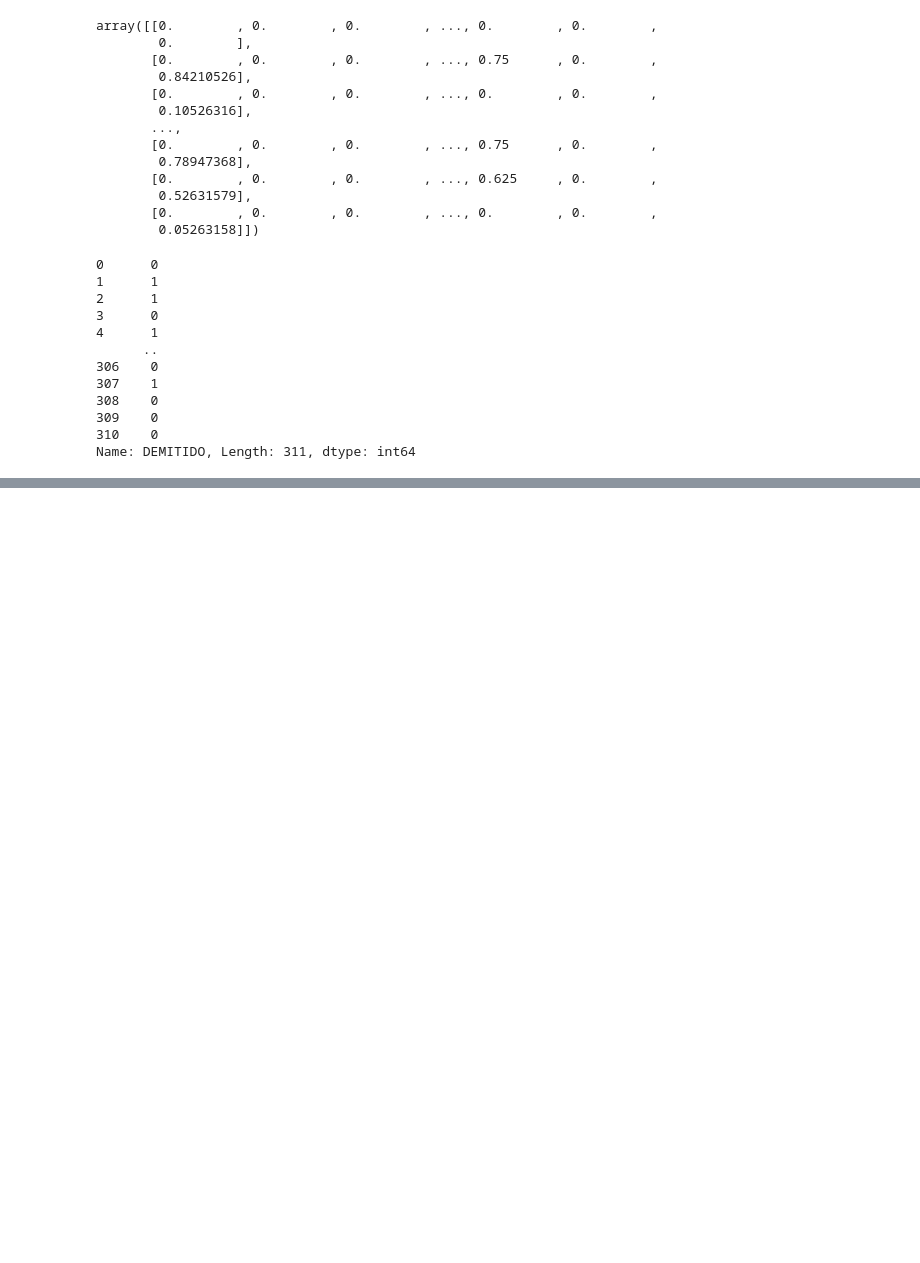
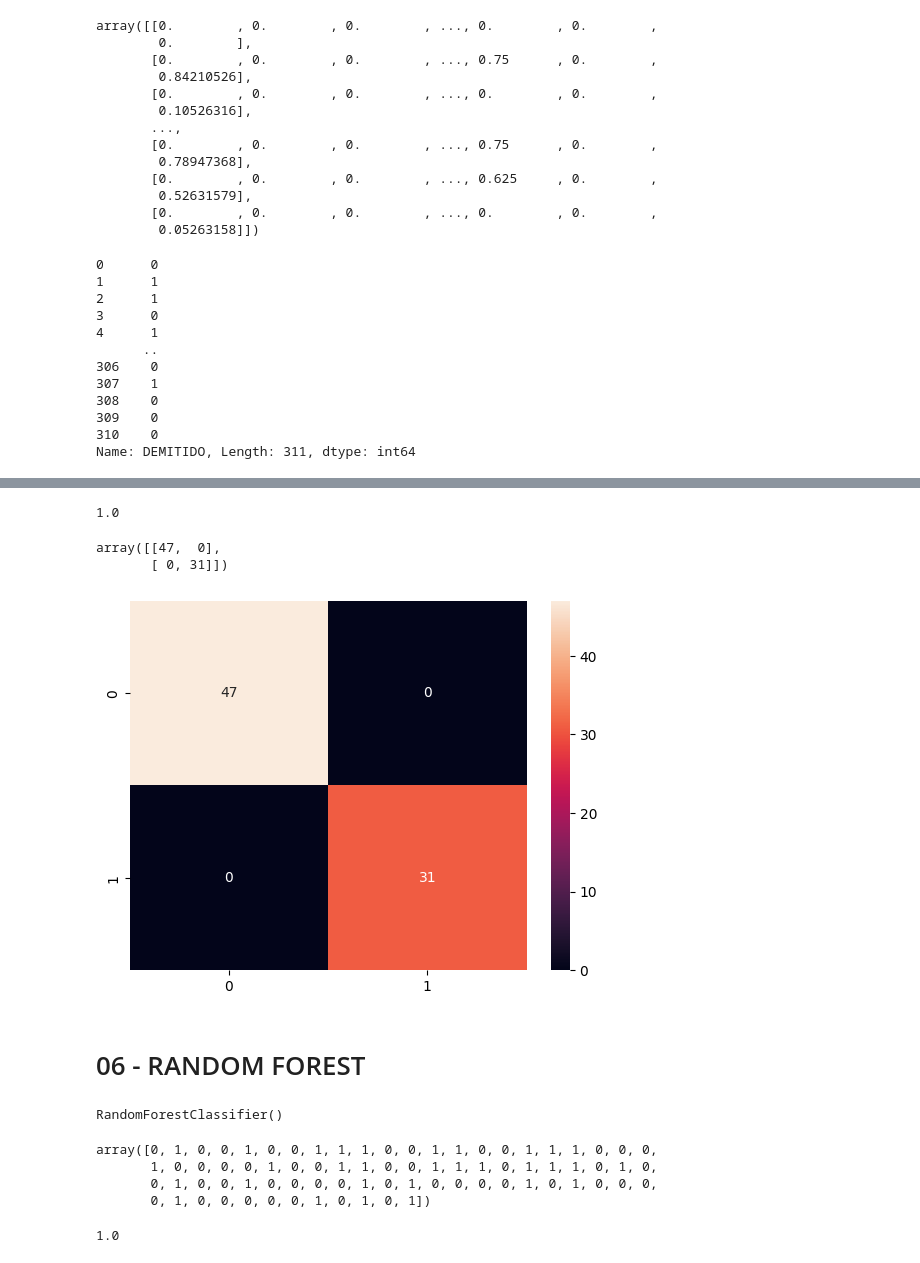
Before and after one commit to m4ximino/Departamento_RH, a Jupyter notebook: Departamento_de_RH.ipynb, the cells around one changed output, grey strips where cells are left out. Saved outputs shown, nothing was run; the diff lists cells and outputs as text; code cells hidden in the pictures; blank space fills up the shorter version.

```diff
--- a/Departamento_de_RH.ipynb
+++ b/Departamento_de_RH.ipynb
@@ -447,0 +457,3 @@ X_test.shape, y_test
+# %%
+logistic =  LogisticRegression()
+logistic.fit(X_train, y_train)
@@ -447,0 +462,3 @@ X_test.shape, y_test
+# %%
+y_pred = logistic.predict(X_test)
+y_pred
@@ -447,0 +487,4 @@ X_test.shape, y_test
+# %%
+accuracy_score(y_test, y_pred)
+# %% [output]
+1.0
@@ -447,0 +493,12 @@ X_test.shape, y_test
+# %%
+cm = confusion_matrix(y_test, y_pred)
+cm
+# %% [output]
+array([[47,  0],
+       [ 0, 31]])
+# %%
+sns.heatmap(cm, annot=True);
+# %% [output]
+[figure, added]
+# %% [markdown]
+# 06 - RANDOM FOREST
@@ -447,0 +507,17 @@ X_test.shape, y_test
+# %%
+forest = RandomForestClassifier()
+forest.fit(X_train, y_train)
+# %% [output]
+RandomForestClassifier()
+# %%
+y_pred = forest.predict(X_test)
+y_pred
+# %% [output]
+array([0, 1, 0, 0, 1, 0, 0, 1, 1, 1, 0, 0, 1, 1, 0, 0, 1, 1, 1, 0, 0, 0,
+       1, 0, 0, 0, 0, 1, 0, 0, 1, 1, 0, 0, 1, 1, 1, 0, 1, 1, 1, 0, 1, 0,
+       0, 1, 0, 0, 1, 0, 0, 0, 0, 1, 0, 1, 0, 0, 0, 0, 1, 0, 1, 0, 0, 0,
+       0, 1, 0, 0, 0, 0, 0, 1, 0, 1, 0, 1])
+# %%
+accuracy_score(y_test, y_pred)
+# %% [output]
+1.0
```
Also changed, not shown: parts of 42 cells of this notebook, 3 other files.
